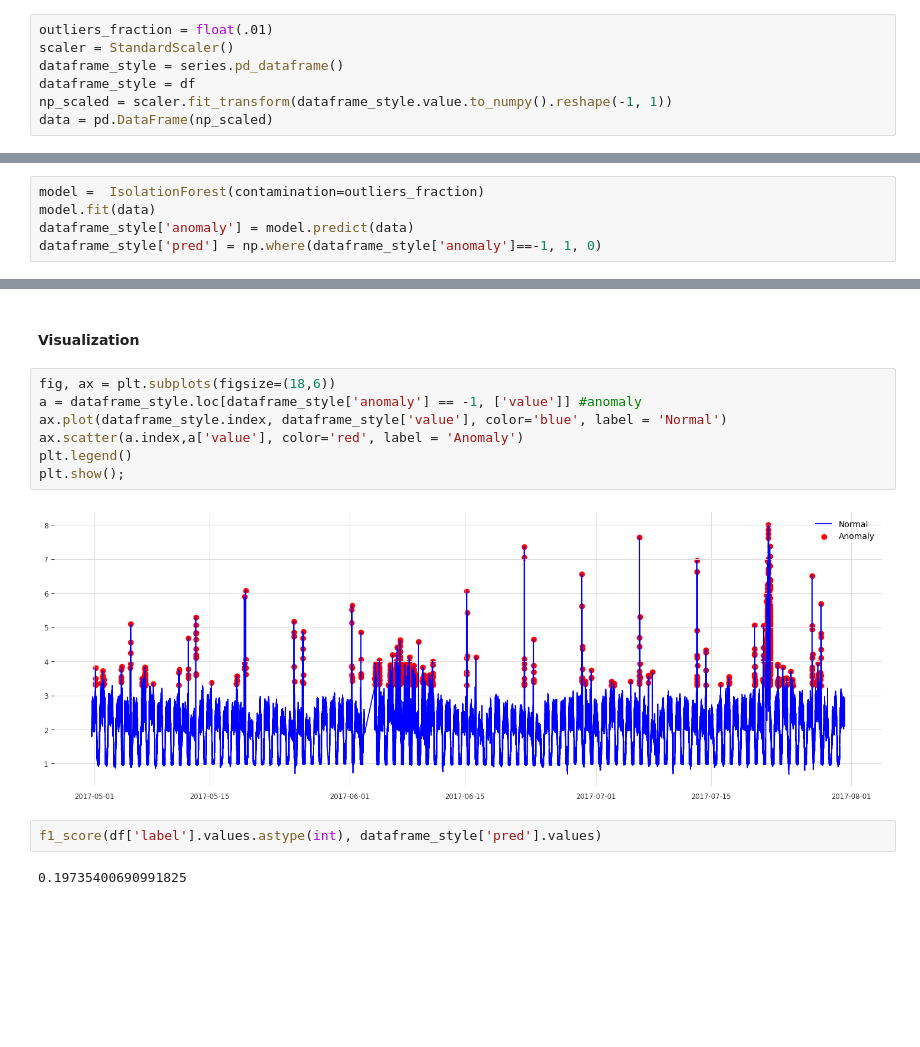
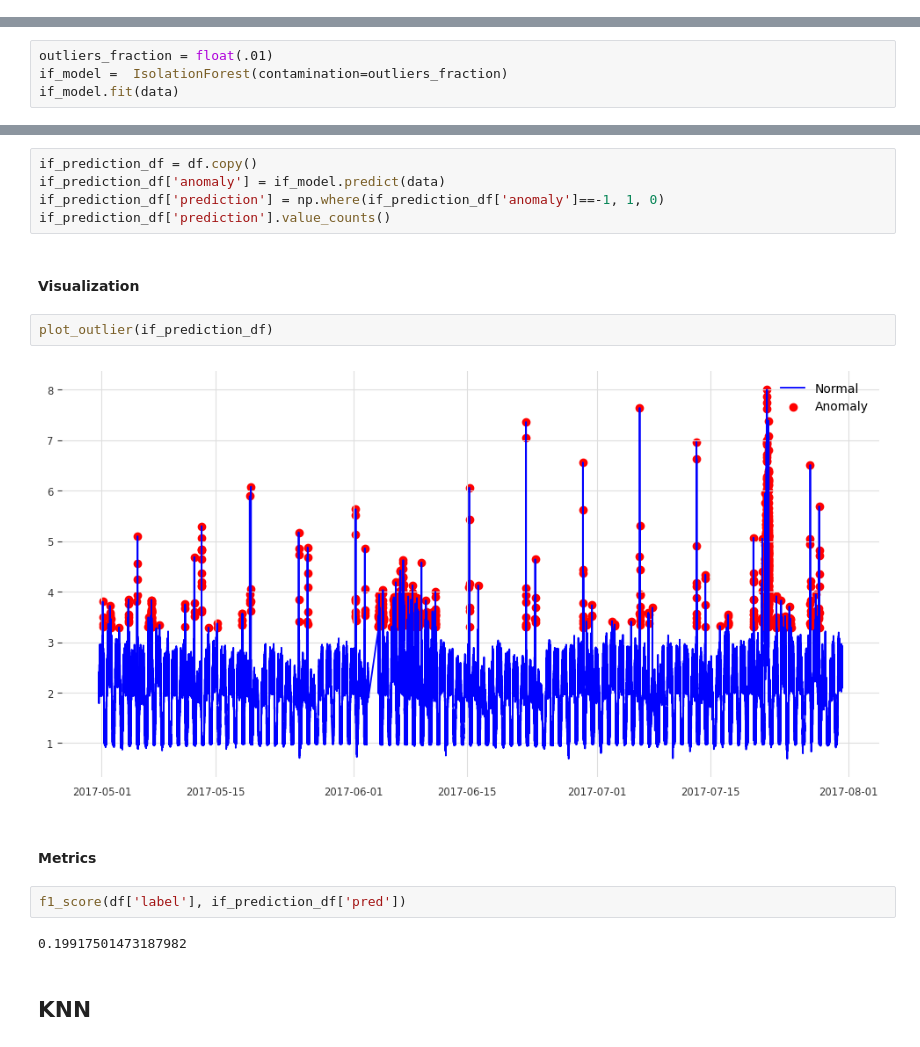
Before and after one commit to m3madadi/datadays, a Jupyter notebook: clustering_based.ipynb, the cells around one changed output, grey strips where cells are left out. Drawn from its saved outputs; the diff is of its cells as text; blank space fills up the shorter version.

```diff
--- a/clustering_based.ipynb
+++ b/clustering_based.ipynb
@@ -45,7 +65,0 @@ train, val = series[:-round(len(df_hourly) / 5)], series[-round(len(df_hourly) /
-# %%
-outliers_fraction = float(.01)
-scaler = StandardScaler()
-dataframe_style = series.pd_dataframe()
-dataframe_style = df
-np_scaled = scaler.fit_transform(dataframe_style.value.to_numpy().reshape(-1, 1))
-data = pd.DataFrame(np_scaled)
@@ -54,5 +66,4 @@ data = pd.DataFrame(np_scaled)
-# %%
-model =  IsolationForest(contamination=outliers_fraction)
-model.fit(data)
-dataframe_style['anomaly'] = model.predict(data)
-dataframe_style['pred'] = np.where(dataframe_style['anomaly']==-1, 1, 0)
+# %%
+outliers_fraction = float(.01)
+if_model =  IsolationForest(contamination=outliers_fraction)
+if_model.fit(data)
@@ -59,15 +74,19 @@ dataframe_style['pred'] = np.where(dataframe_style['anomaly']==-1, 1, 0)
+# %%
+if_prediction_df = df.copy()
+if_prediction_df['anomaly'] = if_model.predict(data)
+if_prediction_df['prediction'] = np.where(if_prediction_df['anomaly']==-1, 1, 0)
+if_prediction_df['prediction'].value_counts()
 # %% [markdown]
 #### Visualization
-# %%
-fig, ax = plt.subplots(figsize=(18,6))
-a = dataframe_style.loc[dataframe_style['anomaly'] == -1, ['value']] #anomaly
-ax.plot(dataframe_style.index, dataframe_style['value'], color='blue', label = 'Normal')
-ax.scatter(a.index,a['value'], color='red', label = 'Anomaly')
-plt.legend()
-plt.show();
-# %% [output]
-[figure, removed]
+# %%
+plot_outlier(if_prediction_df)
+# %% [output]
+[figure, added]
+# %% [markdown]
+#### Metrics
 # %%
-f1_score(df['label'].values.astype(int), dataframe_style['pred'].values)
+f1_score(df['label'], if_prediction_df['pred'])
 # %% [output]
-0.19735400690991825
+0.19917501473187982
+# %% [markdown]
+## KNN
```
Also changed, not shown: parts of 18 cells of this notebook, 4 other files.
